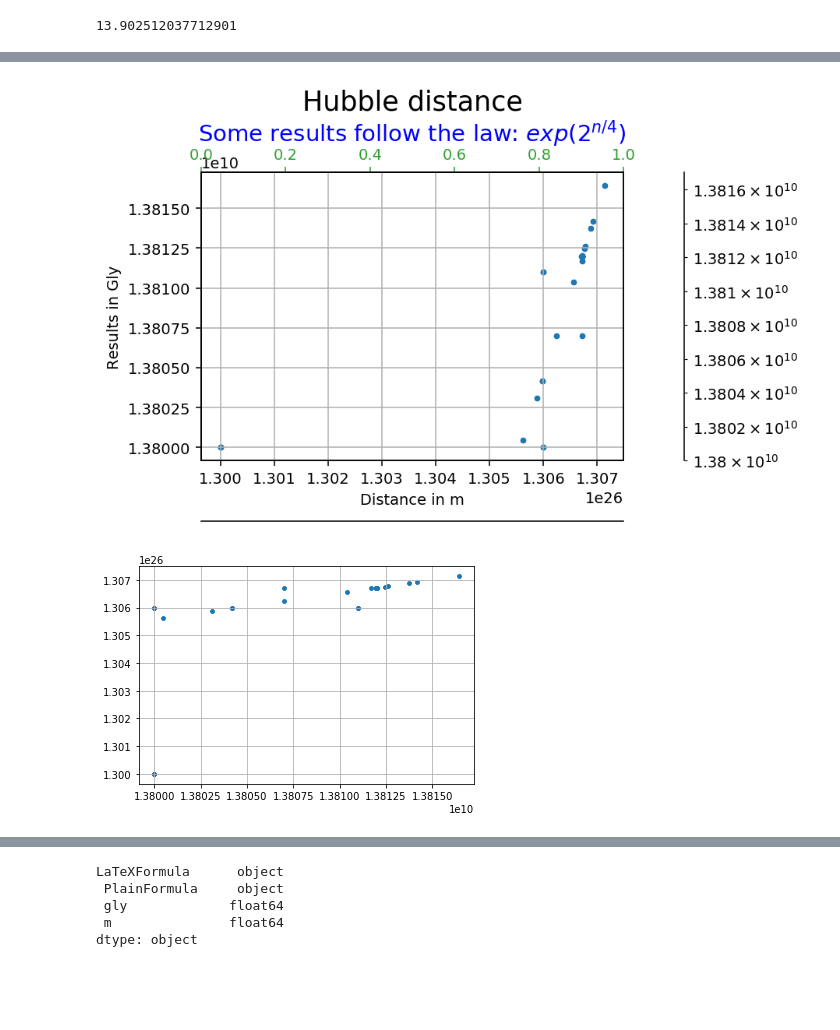
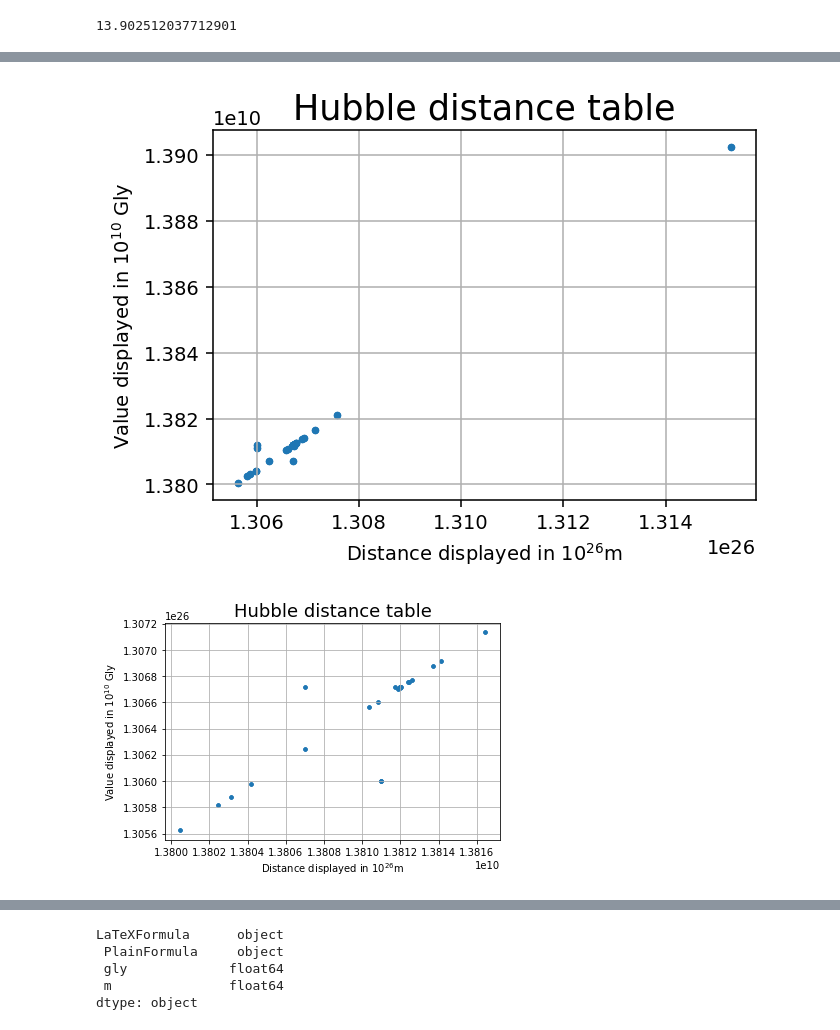
Before and after one commit to LaGuer/hubble-radius, a Jupyter notebook: hubble-radius.ipynb, the cells around one changed output, grey strips where cells are left out. Cells and saved outputs as stored; diff of their text form; code cells hidden in the pictures; blank space fills up the shorter version.

```diff
--- a/hubble-radius.ipynb
+++ b/hubble-radius.ipynb
@@ -400,49 +415,49 @@ max    1.315279e+26
 # %%
 #colors = np.where(df.iloc[:,[2,3]] > 300, 'r', 'k')
 #df.iloc[:,[2,3]]
 #plt.text(1.38*10**10, 1.56*10**26, r' Gluons', fontsize=6, color="black")
 w = 5
 h = 3.5
 d = 140
 plt.figure( figsize=(w, h), dpi=d)
 
-plt.scatter(df2.iloc[:,[3,3]], df2.iloc[:,[2,2]], s=8 )
+plt.scatter(df.iloc[:,[3,3]], df.iloc[:,[2,2]], s=8 )
 #plt.text(1.38*10**10, 1.56*10**26, r' Gluons', fontsize=6, color="black")
 plt.grid()
 #plt.plot(df.iloc[:,[3,3]], df.iloc[:,[2,2]], '.')
 #plt.plot(df.iloc[:,[2,2]], df.iloc[:,[3,3]], lw=3)
-plt.ylabel('Results in Gly')
-plt.xlabel('Distance in m')
-plt.title('Hubble distance', fontsize=18, color="black")
+plt.ylabel('Value displayed in $10^{10}$ Gly')
+plt.xlabel('Distance displayed in $10^{26}$m')
+plt.title('Hubble distance table', fontsize=18, color="black")
 #ax3.set_xlabel(r"Result of g(5) and g(6) follow the law: $exp(2**(n/4))$", fontsize=6, color="blue")
 #plt.legend(loc=2) # upper left corner
 #plt.xlabel('Number of peculiar dimensions in the bosonic string theory: n = 4k+2')
 #plt.ylabel(r'Macro: lnln$\frac{\lambdabar_{Macro}}{\lambdabar_e}$', fontsize=10, color="red")
-ax2 = plt.twinx()
+#ax2 = plt.twinx()
 
 for label in ax2.get_xticklabels():
     label.set_color("grey")
 ax2.xaxis.set_label_position('top')
 ax2.yaxis.set_label_position('right')
-ax2.tick_params(axis='x', colors="C1")
-ax2.tick_params(axis='y', colors="C1")
+#ax2.tick_params(axis='x', colors="C1")
+#ax2.tick_params(axis='y', colors="C1")
 #ax2.set_ylim(1.30475*10**26, 1.30725*10**26)
 ax2.set_yscale('log',basey=10)
-ax2.spines['right'].set_position(('outward', 40))
-ax3 = plt.twiny()
-ax3.set_xlabel(r"Some results follow the law: $exp(2^{n/4})$", fontsize=15, color="blue")
+#ax2.spines['right'].set_position(('outward', 40))
+#ax3 = plt.twiny()
+#ax3.set_xlabel(r"Some results follow the law: $exp(2^{n/4})$", fontsize=15, color="blue")
 #for label in ax3.get_yticklabels():
 #    label.set_color("grey")
-ax3.xaxis.set_label_position('top')
-ax3.yaxis.set_label_position('right')
-ax3.tick_params(axis='x', colors="C2")
-ax3.tick_params(axis='y', colors="C2")
-ax3.set_ylim(13.8*10**9, 13.817*10**9)
+#ax3.xaxis.set_label_position('top')
+#ax3.yaxis.set_label_position('right')
+#ax3.tick_params(axis='x', colors="C2")
+#ax3.tick_params(axis='y', colors="C2")
+#ax3.set_ylim(13.8*10**9, 13.817*10**9)
 #ax3.set_xscale('log',basex=10)
-a#x3.set_xscale('linear', basex=10)
-ax3.spines['bottom'].set_position(('outward', 40))
+#ax3.set_xscale('linear', basex=10)
+#ax3.spines['bottom'].set_position(('outward', 40))
 # %% [output]
-[figure, old version]
+[figure, new version]
 # %%
 from mpl_toolkits.axes_grid1 import host_subplot
 import mpl_toolkits.axisartist as AA
@@ -451,6 +466,9 @@ fig, ax = plt.subplots()
 #ax.set_xscale('linear', basex=2)
 #ax.set_yscale('linear', basey=2)
 ax.scatter(df2.iloc[:,[2,2]], df2.iloc[:,[3,3]], s=12 )
+plt.ylabel('Value displayed in $10^{10}$ Gly')
+plt.xlabel('Distance displayed in $10^{26}$m')
+plt.title('Hubble distance table', fontsize=18, color="black")
 ax.grid()
 #host = host_subplot(111, axes_class=AA.Axes)
 #par2 = host.twiny()
@@ -465,4 +483,4 @@ ax.grid()
 #par2.axis["bottom"].label.set_color(p3.get_color())
 plt.show()
 # %% [output]
-[figure, old version]
+[figure, new version]
```
Also changed, not shown: parts of 13 cells of this notebook.
